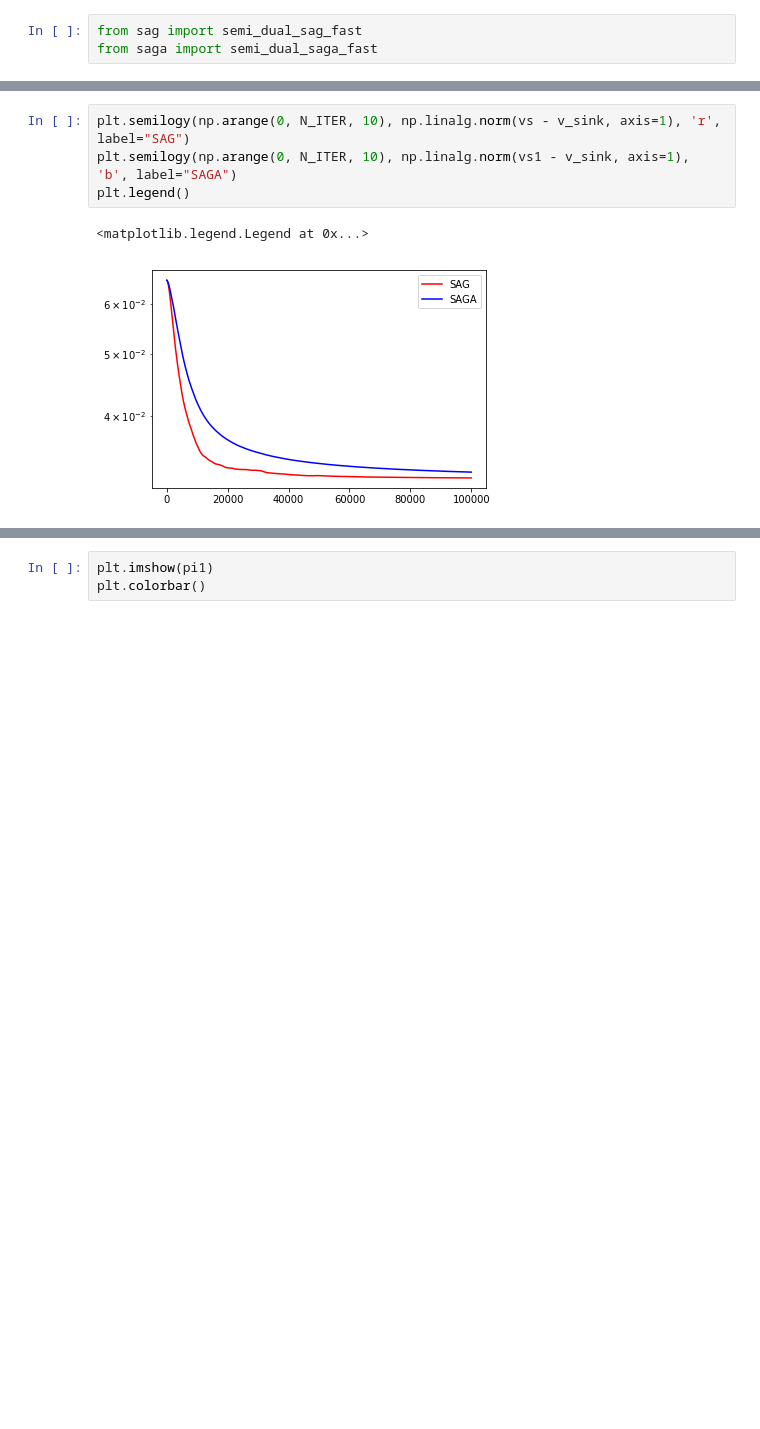
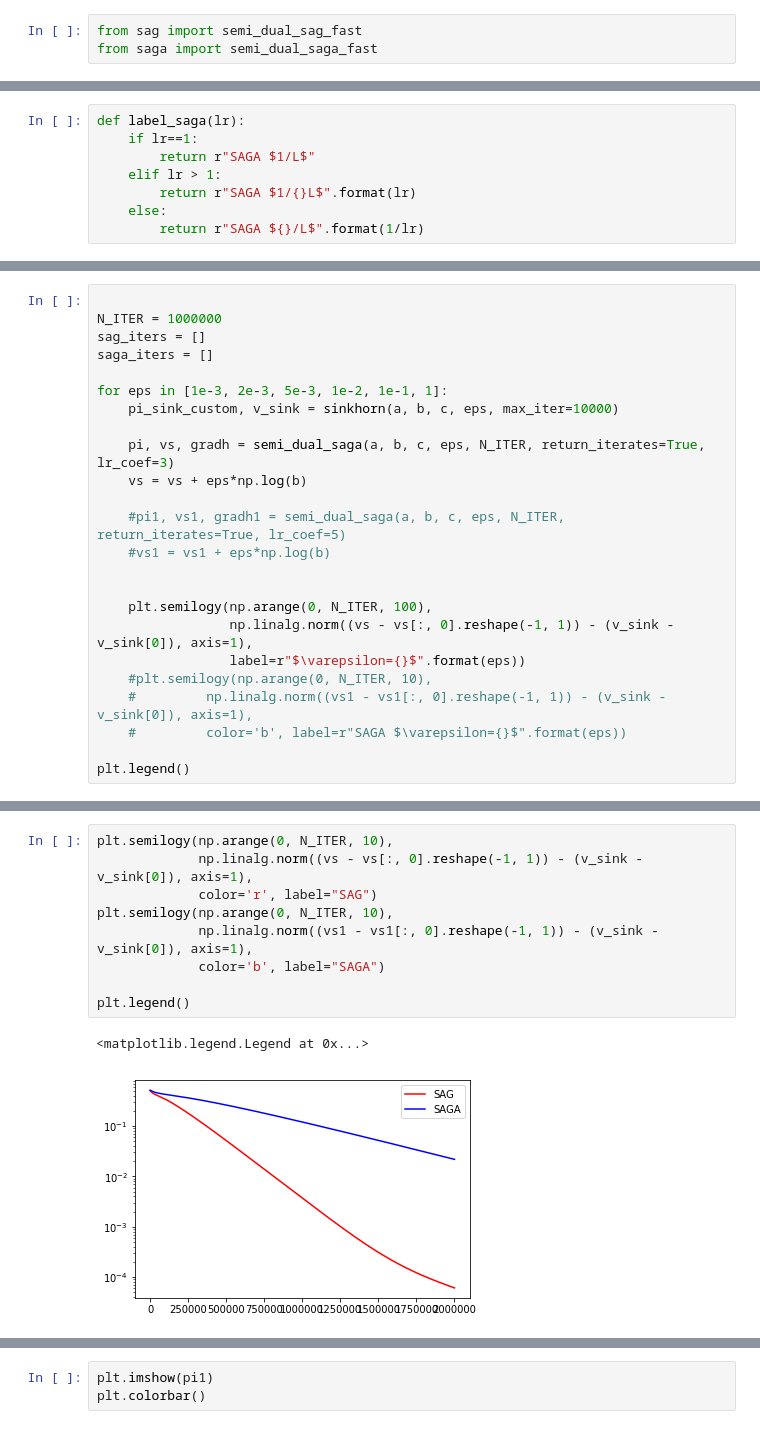
Before and after one commit to evilyingyun/large-scale-optimal-transport, a Jupyter notebook: implem.ipynb, the cells around one changed output, grey strips where cells are left out. Cells and saved outputs as stored; diff of their text form; blank space fills up the shorter version.

```diff
--- a/implem.ipynb
+++ b/implem.ipynb
@@ -220,0 +290,8 @@ N_ITER/N_SOURCE
+# %%
+def label_saga(lr):
+    if lr==1:
+        return r"SAGA $1/L$"
+    elif lr > 1:
+        return r"SAGA $1/{}L$".format(lr)
+    else:
+        return r"SAGA ${}/L$".format(1/lr)
@@ -220,0 +334,24 @@ N_ITER/N_SOURCE
+# %%
+
+N_ITER = 1000000
+sag_iters = []
+saga_iters = []
+
+for eps in [1e-3, 2e-3, 5e-3, 1e-2, 1e-1, 1]:
+    pi_sink_custom, v_sink = sinkhorn(a, b, c, eps, max_iter=10000)
+
+    pi, vs, gradh = semi_dual_saga(a, b, c, eps, N_ITER, return_iterates=True, lr_coef=3)
+    vs = vs + eps*np.log(b)
+
+    #pi1, vs1, gradh1 = semi_dual_saga(a, b, c, eps, N_ITER, return_iterates=True, lr_coef=5)
+    #vs1 = vs1 + eps*np.log(b)
+
+
+    plt.semilogy(np.arange(0, N_ITER, 100),
+                 np.linalg.norm((vs - vs[:, 0].reshape(-1, 1)) - (v_sink - v_sink[0]), axis=1),
+                 label=r"$\varepsilon={}$".format(eps))
+    #plt.semilogy(np.arange(0, N_ITER, 10),
+    #         np.linalg.norm((vs1 - vs1[:, 0].reshape(-1, 1)) - (v_sink - v_sink[0]), axis=1),
+    #         color='b', label=r"SAGA $\varepsilon={}$".format(eps))
+
+plt.legend()
@@ -221,7 +361,12 @@ N_ITER/N_SOURCE
 # %%
-plt.semilogy(np.arange(0, N_ITER, 10), np.linalg.norm(vs - v_sink, axis=1), 'r', label="SAG")
-plt.semilogy(np.arange(0, N_ITER, 10), np.linalg.norm(vs1 - v_sink, axis=1), 'b', label="SAGA")
+plt.semilogy(np.arange(0, N_ITER, 10),
+             np.linalg.norm((vs - vs[:, 0].reshape(-1, 1)) - (v_sink - v_sink[0]), axis=1),
+             color='r', label="SAG")
+plt.semilogy(np.arange(0, N_ITER, 10),
+             np.linalg.norm((vs1 - vs1[:, 0].reshape(-1, 1)) - (v_sink - v_sink[0]), axis=1),
+             color='b', label="SAGA")
+
 plt.legend()
 # %% [output]
 <matplotlib.legend.Legend at 0x...>
-[figure, old version]
+[figure, new version]
```
Also changed, not shown: parts of 34 cells of this notebook, 29 other files.
